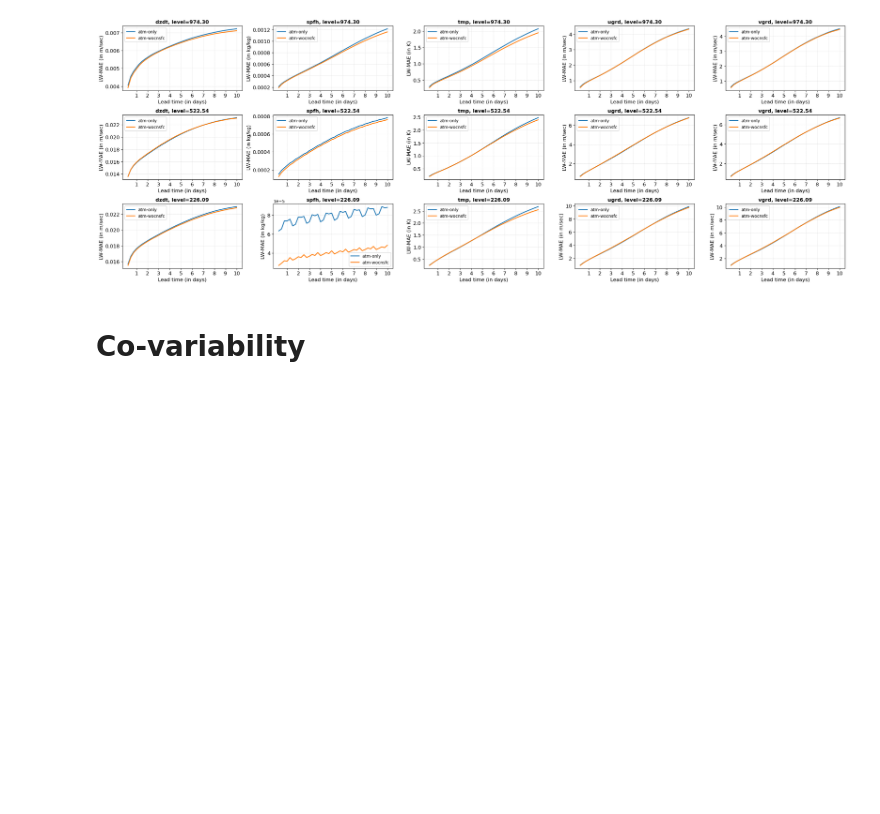
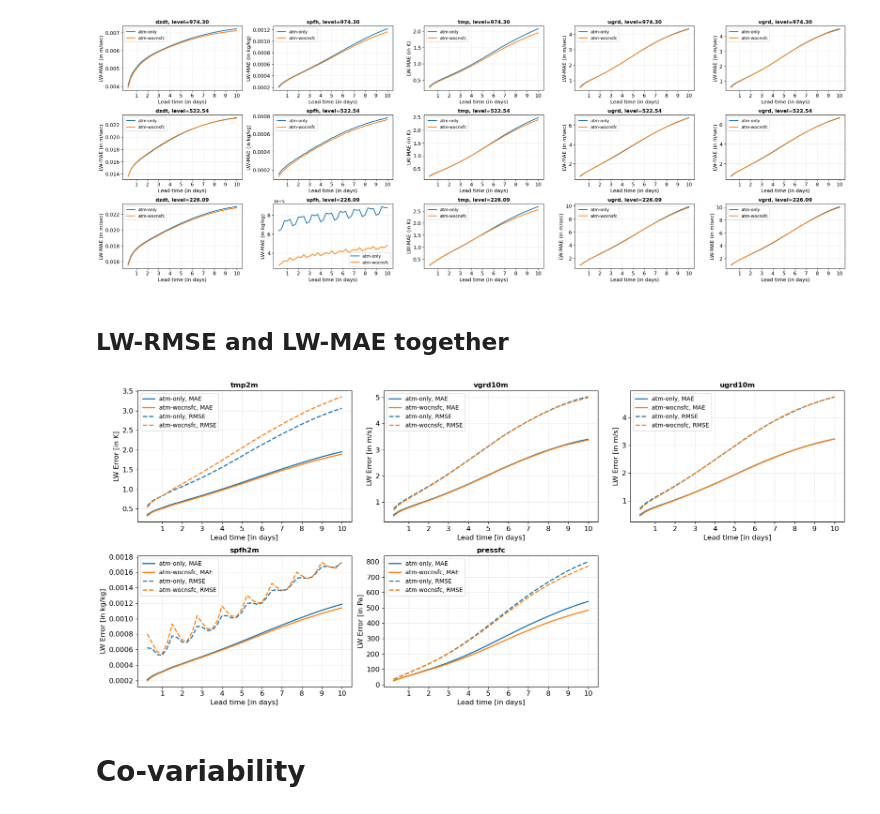
Before and after one commit to NOAA-PSL/graph-ufs, a Jupyter notebook: prototypes/notebooks/compare_prototypes_atm.ipynb, the cells around one changed output. Saved outputs shown, nothing was run; the diff lists cells and outputs as text; code cells hidden in the pictures; blank space fills up the shorter version.

```diff
--- a/prototypes/notebooks/compare_prototypes_atm.ipynb
+++ b/prototypes/notebooks/compare_prototypes_atm.ipynb
@@ -320,5 +363,33 @@ plt.savefig("figures/MAEs_atm-only_vs_atm-wocnsfc_3d_atm_vars_200-500-1000hPa_la
 plt.show()
 # %% [output]
 [figure]
+# %% [markdown]
+## LW-RMSE and LW-MAE together
+# %%
+# plot -- 2D variables
+### LATITUDE WEIGHTING
+nvars = len(common_vars_2d)
+ncols = math.ceil(math.sqrt(nvars)) # make a square-ish box
+nrows = math.ceil(nvars / ncols)
+
+fig, axes = plt.subplots(nrows, ncols, figsize=(ncols*6,nrows*4))
+axes = np.array(axes).flatten()
+
+for i, v in enumerate(common_vars_2d):
+    _ = plot_lw_mae(axes[i], ds_pred1[v], ds_pred2[v], ds_tar1[v], ds_tar2[v],
+                    _prototype1+", MAE", _prototype2+", MAE", var_name=v,
+                    units=ds_tar1[v].units, ylabel="LW Error")
+    _ = plot_lw_rmse(axes[i], ds_pred1[v], ds_pred2[v], ds_tar1[v], ds_tar2[v],
+                     _prototype1+", RMSE", _prototype2+", RMSE", var_name=v,
+                     units=ds_tar1[v].units, ls=["--","--"], ylabel="LW Error")
+
+for j in range(nvars, len(axes)): # turn off the unused axes
+    axes[j].axis("off")
+
+plt.tight_layout()
+plt.savefig("figures/LW-MAE_RMSE_atm-only_vs_atm-wocnsfc_2d_atm_vars_ics-2022.png", dpi=300)
+plt.show()
+# %% [output]
+[figure, added]
 # %% [markdown]
 # Co-variability
```
Also changed, not shown: parts of 12 cells of this notebook, 24 other files.
